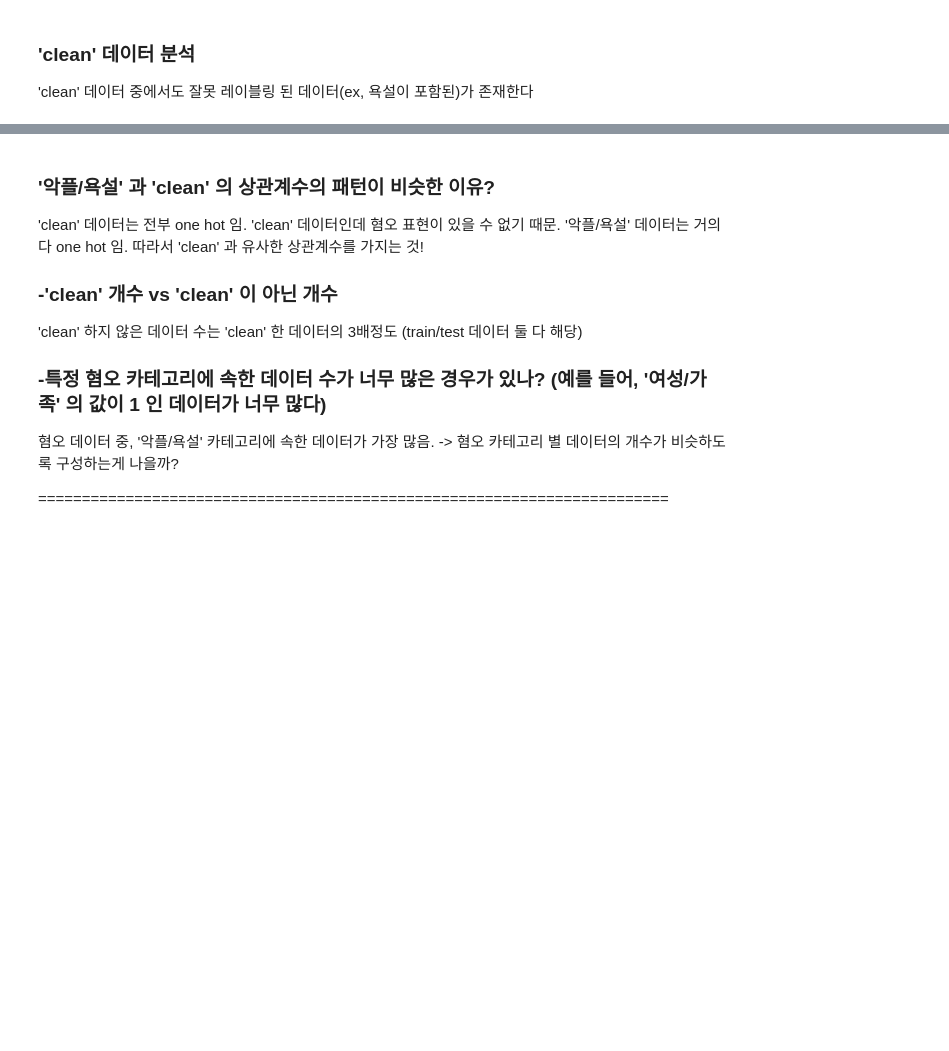
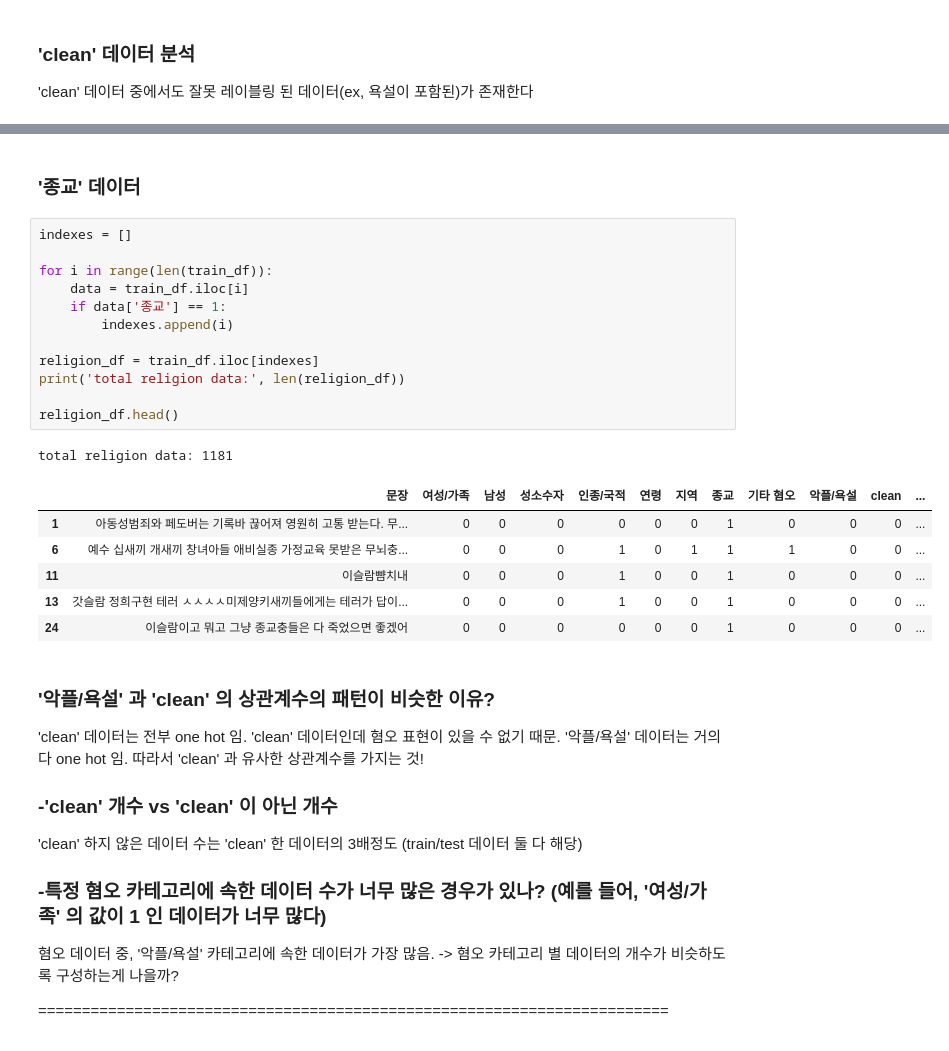
Before and after one commit to kdy20401/hatred-expression-classifier, a Jupyter notebook: data_analysis.ipynb, the cells around one changed output, grey strips where cells are left out. Saved outputs shown, nothing was run; the diff lists cells and outputs as text; blank space fills up the shorter version.

```diff
--- a/data_analysis.ipynb
+++ b/data_analysis.ipynb
@@ -424,3 +424,25 @@ total clean data: 3739
+# %% [markdown]
+### '종교' 데이터
+# %%
+indexes = []
+
+for i in range(len(train_df)):
+    data = train_df.iloc[i]
+    if data['종교'] == 1:
+        indexes.append(i)
+
+religion_df = train_df.iloc[indexes]
+print('total religion data:', len(religion_df))
+
+religion_df.head()
+# %% [output]
+total religion data: 1181
+|  | 문장 | 여성/가족 | 남성 | 성소수자 | 인종/국적 | 연령 | 지역 | 종교 | 기타 혐오 | 악플/욕설 | clean | ... |
+| 1 | 아동성범죄와 페도버는 기록바 끊어져 영원히 고통 받는다. 무... | 0 | 0 | 0 | 0 | 0 | 0 | 1 | 0 | 0 | 0 | ... |
+| 6 | 예수 십새끼 개새끼 창녀아들 애비실종 가정교육 못받은 무뇌충... | 0 | 0 | 0 | 1 | 0 | 1 | 1 | 1 | 0 | 0 | ... |
+| 11 | 이슬람뺨치내 | 0 | 0 | 0 | 1 | 0 | 0 | 1 | 0 | 0 | 0 | ... |
+| 13 | 갓슬람 정희구현 테러 ㅅㅅㅅㅅ미제양키새끼들에게는 테러가 답이... | 0 | 0 | 0 | 1 | 0 | 0 | 1 | 0 | 0 | 0 | ... |
+| 24 | 이슬람이고 뭐고 그냥 종교충들은 다 죽었으면 좋겠어 | 0 | 0 | 0 | 0 | 0 | 0 | 1 | 0 | 0 | 0 | ... |
 # %% [markdown]
 ### '악플/욕설' 과 'clean' 의 상관계수의 패턴이 비슷한 이유?
 'clean' 데이터는 전부 one hot 임. 'clean' 데이터인데 혐오 표현이 있을 수 없기 때문.
```
Also changed, not shown: parts of 1 cell of this notebook, 5 other files.
